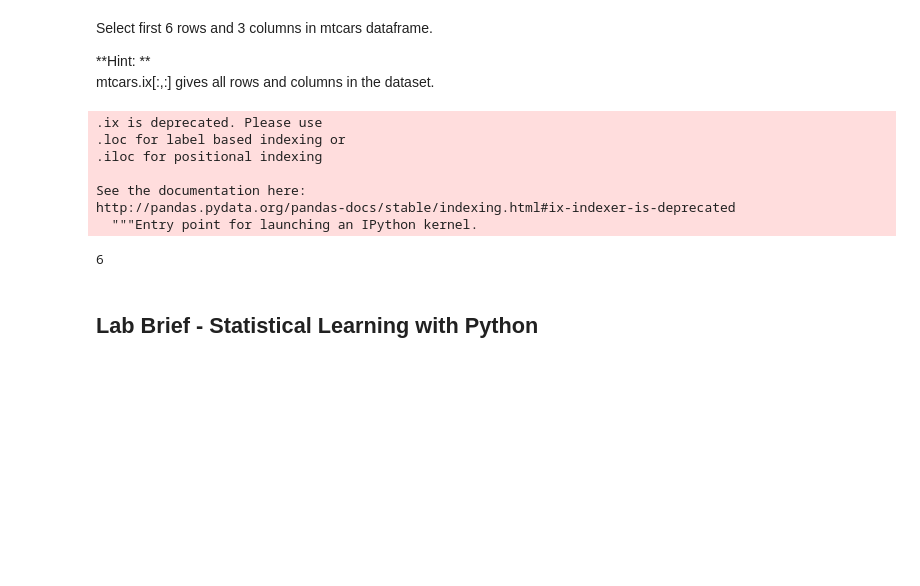
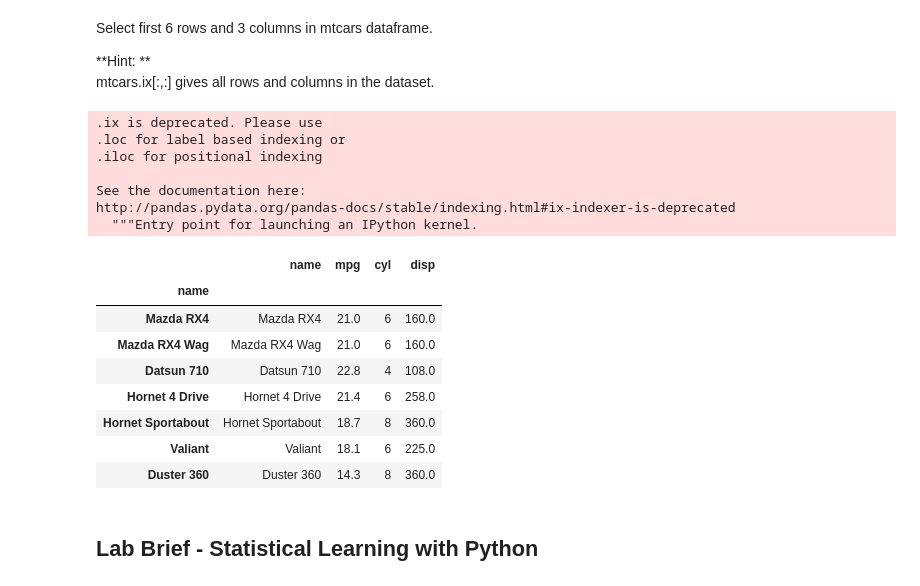
Before and after one commit to GreatLearningAIML1/pune-july19-batch-Seema-eng, a Jupyter notebook: R1-Lab Internal_Questions .ipynb, the cells around one changed output. Drawn from its saved outputs; the diff is of its cells as text; code cells hidden in the pictures; blank space fills up the shorter version.

```diff
--- a/R1-Lab Internal_Questions .ipynb
+++ b/R1-Lab Internal_Questions .ipynb
@@ -467,17 +481,25 @@ Select first 6 rows and 3 columns in mtcars dataframe.
 
 **Hint: **
 mtcars.ix[:,:] gives all rows and columns in the dataset.
-# %%
-mtcars.ix[5,2]
-# %% [output]
-.ix is deprecated. Please use
-.loc for label based indexing or
-.iloc for positional indexing
-
-See the documentation here:
-http://pandas.pydata.org/pandas-docs/stable/indexing.html#ix-indexer-is-deprecated
-  """Entry point for launching an IPython kernel.
-6
+# %%
+mtcars.ix[0:7,0:4]
+# %% [output]
+.ix is deprecated. Please use
+.loc for label based indexing or
+.iloc for positional indexing
+
+See the documentation here:
+http://pandas.pydata.org/pandas-docs/stable/indexing.html#ix-indexer-is-deprecated
+  """Entry point for launching an IPython kernel.
+|  | name | mpg | cyl | disp |
+| name |  |  |  |  |
+| Mazda RX4 | Mazda RX4 | 21.0 | 6 | 160.0 |
+| Mazda RX4 Wag | Mazda RX4 Wag | 21.0 | 6 | 160.0 |
+| Datsun 710 | Datsun 710 | 22.8 | 4 | 108.0 |
+| Hornet 4 Drive | Hornet 4 Drive | 21.4 | 6 | 258.0 |
+| Hornet Sportabout | Hornet Sportabout | 18.7 | 8 | 360.0 |
+| Valiant | Valiant | 18.1 | 6 | 225.0 |
+| Duster 360 | Duster 360 | 14.3 | 8 | 360.0 |
 # %% [markdown]
 ## Lab Brief - Statistical Learning with Python
 # %% [markdown]
```
Also changed, not shown: parts of 2 cells of this notebook.
